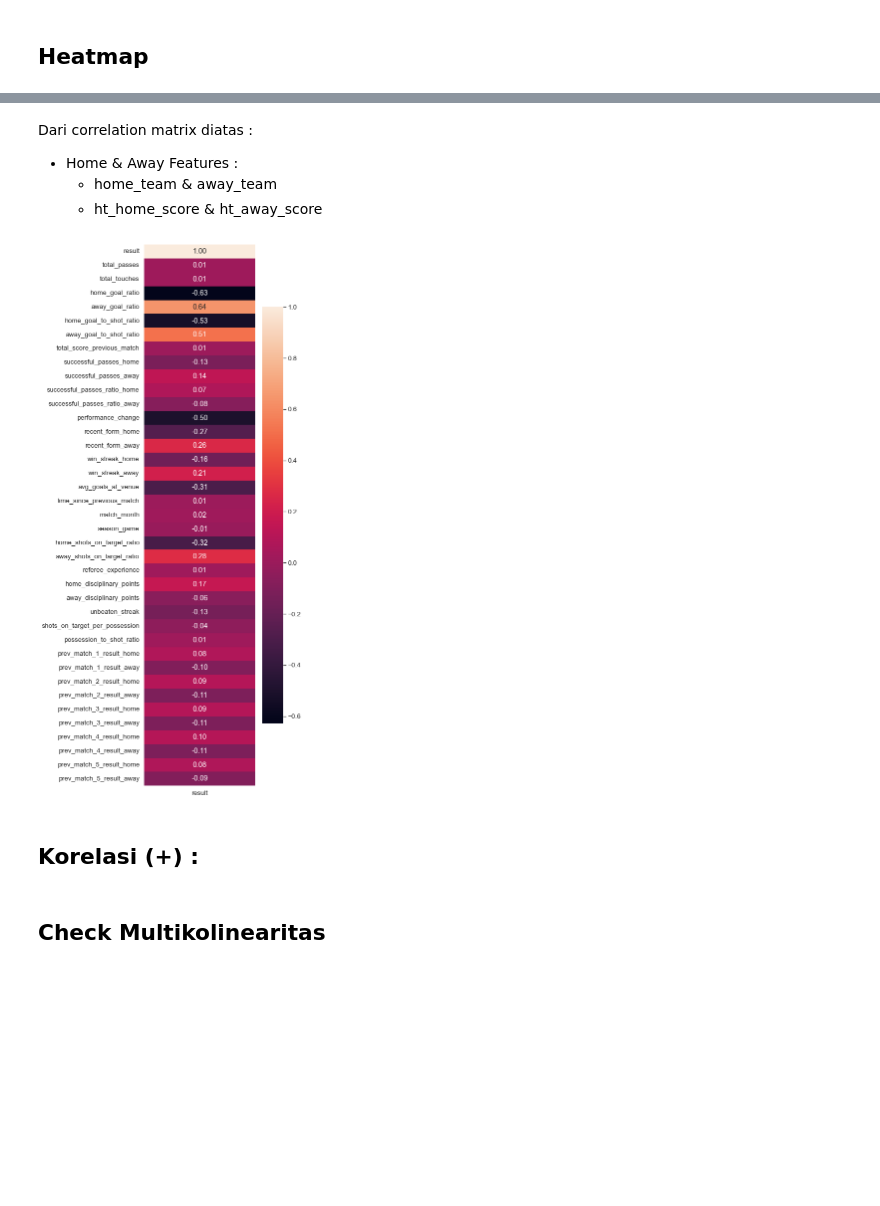
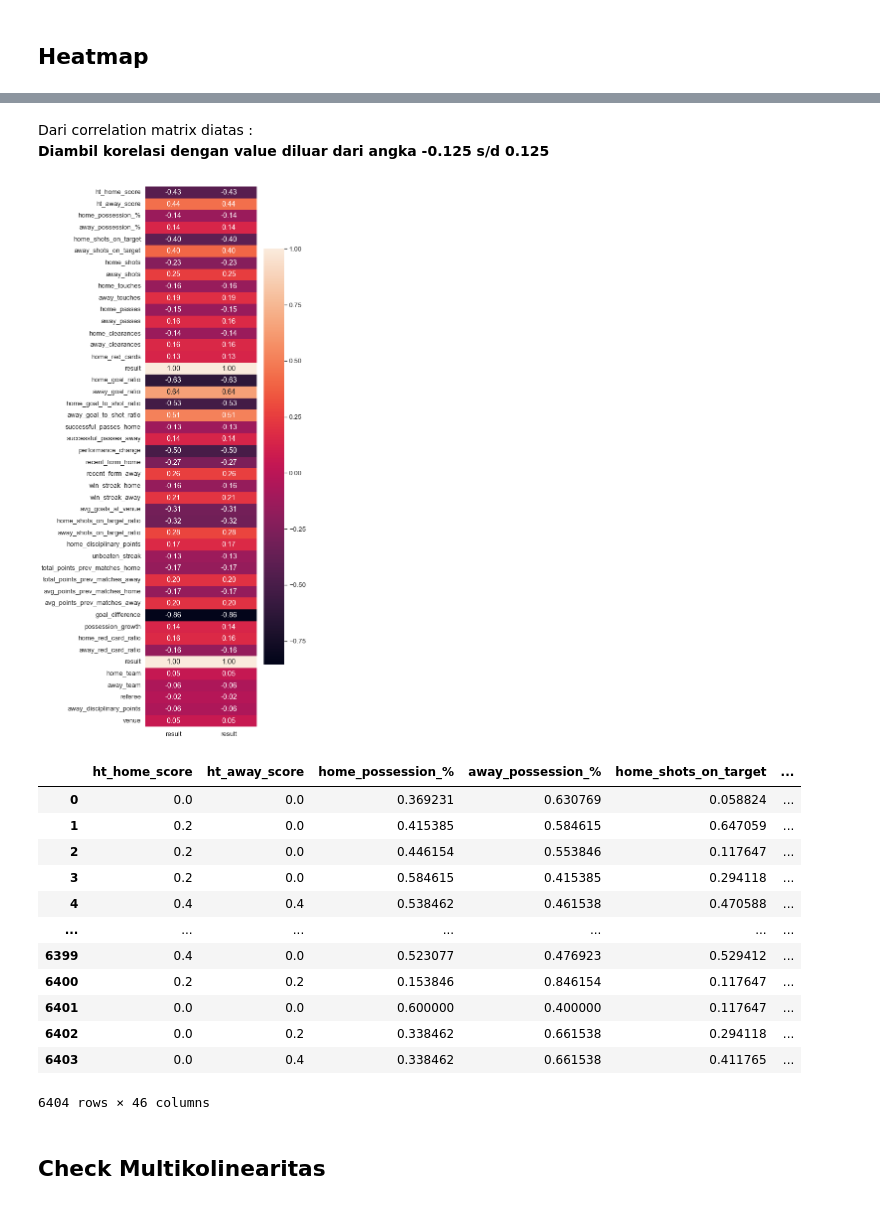
Before and after one commit to TheOX027/Premier-League-2022-2023-Streamlit-App, a Jupyter notebook: predict_matches_4.ipynb, the cells around one changed output, grey strips where cells are left out. Cells and saved outputs as stored; diff of their text form; code cells hidden in the pictures; blank space fills up the shorter version.

Commit message:
Update Predict Match - Version 2 - Established Features Dataset & Modelling

```diff
--- a/predict_matches_4.ipynb
+++ b/predict_matches_4.ipynb
@@ -285,7 +285,7 @@ df['average_cards_per_match'] = (df['home_yellow_cards'] + df['away_yellow_cards
 df['home_red_card_ratio'] = df['home_red_cards'] / (df['home_red_cards'] + df['away_red_cards'])
 df['home_yellow_card_ratio'] = df['home_yellow_cards'] / df['home_yellow_cards'] + df['away_yellow_cards']
 
-df['home_yellow_card_ratio'] = df['away_red_cards'] / (df['home_red_cards'] + df['away_red_cards'])
+df['away_red_card_ratio'] = df['away_red_cards'] / (df['home_red_cards'] + df['away_red_cards'])
 df['away_yellow_card_ratio'] = df['away_yellow_cards'] / (df['home_yellow_cards'] + df['away_yellow_cards'])
 # %%
 df.info()
@@ -367,6 +367,7 @@ df['home_team'] = le.fit_transform(df['home_team'])
 df['away_team'] = le.transform(df['away_team'])
 df['referee'] = le.fit_transform(df['referee'])
 df['season_game'] = le.fit_transform(df['season_game'])
+df['venue'] = le.fit_transform(df['venue'])
 
 ordinal_mapping = {
     'result': {'W': 0, 'D': 1, 'L': 2},
@@ -376,18 +377,15 @@ ordinal_mapping = {
 
 df['result'] = df['result'].map(ordinal_mapping['result'])
 df['is_derby'] = df['is_derby'].map(ordinal_mapping['derby_result'])
-
-# for i in range(1, 6):
-#     df[f'prev_match_{i}_result_home'] = df[f'prev_match_{i}_result_home'].map(ordinal_mapping['result'])
-#     df[f'prev_match_{i}_result_away'] = df[f'prev_match_{i}_result_away'].map(ordinal_mapping['result'])
 # %%
 from sklearn.preprocessing import MinMaxScaler
 
 # Menentukan kolom-kolom yang akan di-MinMax Scaling
 columns_to_scale = df.select_dtypes(include=['int32', 'int64', 'float64']).columns
-scaler = MinMaxScaler()
+columns_to_scale = columns_to_scale.drop(['home_team', 'away_team', 'referee', 'result'])
 
 # Melakukan Min-Max Scaling pada kolom-kolom tersebut
+scaler = MinMaxScaler()
 df[columns_to_scale] = scaler.fit_transform(df[columns_to_scale])
 df.head()
 # %% [output]
@@ -555,34 +557,50 @@ plt.show()
-# %% [markdown]
-Dari correlation matrix diatas :
-- Home & Away Features :
-    - home_team & away_team
-    - ht_home_score & ht_away_score
+# %% [markdown]
+Dari correlation matrix diatas : <br>
+<b>Diambil korelasi dengan value diluar dari angka -0.125 s/d 0.125</b>
 # %%
 # Menghitung korelasi
 corr = df.corr()
 
 # Mengatur nilai ambang untuk korelasi yang diinginkan
-threshold = 0.20
+threshold = 0.125
 selected_columns_corr = corr.loc[(corr['result'] < -threshold) | (corr['result'] > threshold), :].index.tolist()
 
 # Menambahkan kolom 'result' ke dalam daftar kolom yang dipilih
 selected_columns_corr.append('result')
+selected_columns_corr.append('home_team')
+selected_columns_corr.append('away_team')
+selected_columns_corr.append('referee')
+selected_columns_corr.append('away_disciplinary_points')
+selected_columns_corr.append('venue')
 
 # Memilih DataFrame yang hanya berisi kolom yang dipilih
 selected_df_corr = df[selected_columns_corr]
 
 # Menghitung korelasi untuk DataFrame yang dipilih
 corr_matrix = selected_df_corr.corr()
 
 # Membuat heatmap korelasi
 plt.figure(figsize=(5, 20))
 sns.set(font_scale=1.2)
 sns.heatmap(corr_matrix.loc[['result'], :].T, annot=True, fmt=".2f")
 plt.show()
 # %% [output]
-[figure, old version]
+[figure, new version]
-# %% [markdown]
-Korelasi (+) :
--
+# %%
+selected_df_corr
+# %% [output]
+|  | ht_home_score | ht_away_score | home_possession_% | away_possession_% | home_shots_on_target | ... |
+| 0 | 0.0 | 0.0 | 0.369231 | 0.630769 | 0.058824 | ... |
+| 1 | 0.2 | 0.0 | 0.415385 | 0.584615 | 0.647059 | ... |
+| 2 | 0.2 | 0.0 | 0.446154 | 0.553846 | 0.117647 | ... |
+| 3 | 0.2 | 0.0 | 0.584615 | 0.415385 | 0.294118 | ... |
+| 4 | 0.4 | 0.4 | 0.538462 | 0.461538 | 0.470588 | ... |
+| ... | ... | ... | ... | ... | ... | ... |
+| 6399 | 0.4 | 0.0 | 0.523077 | 0.476923 | 0.529412 | ... |
+| 6400 | 0.2 | 0.2 | 0.153846 | 0.846154 | 0.117647 | ... |
+| 6401 | 0.0 | 0.0 | 0.600000 | 0.400000 | 0.117647 | ... |
+| 6402 | 0.0 | 0.2 | 0.338462 | 0.661538 | 0.294118 | ... |
+| 6403 | 0.0 | 0.4 | 0.338462 | 0.661538 | 0.411765 | ... |
+6404 rows × 46 columns
 # %% [markdown]
 ## Check Multikolinearitas
```
Also changed, not shown: parts of 35 cells of this notebook.
